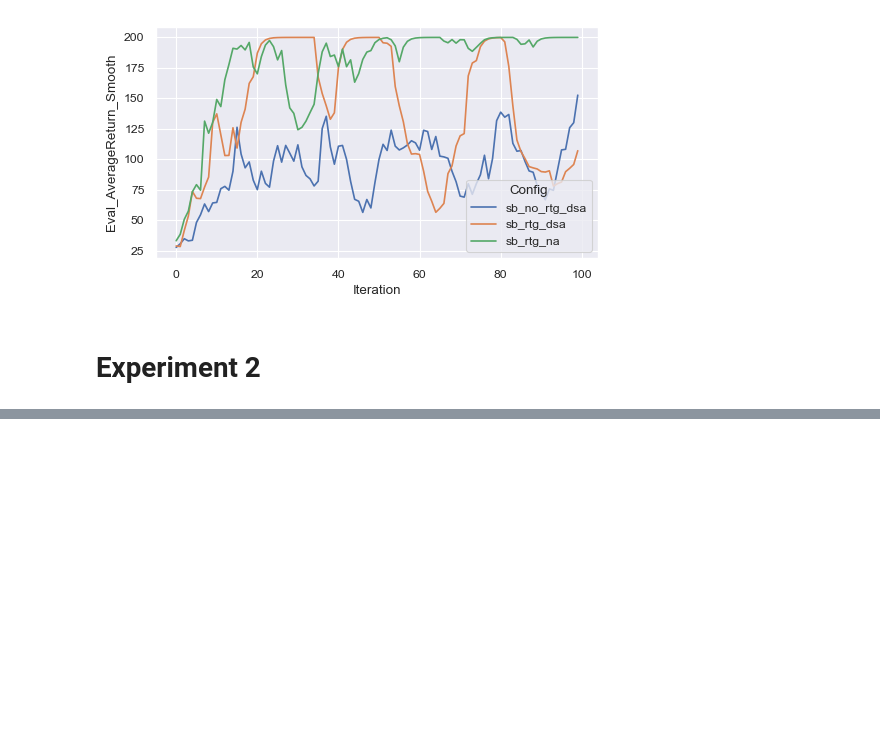
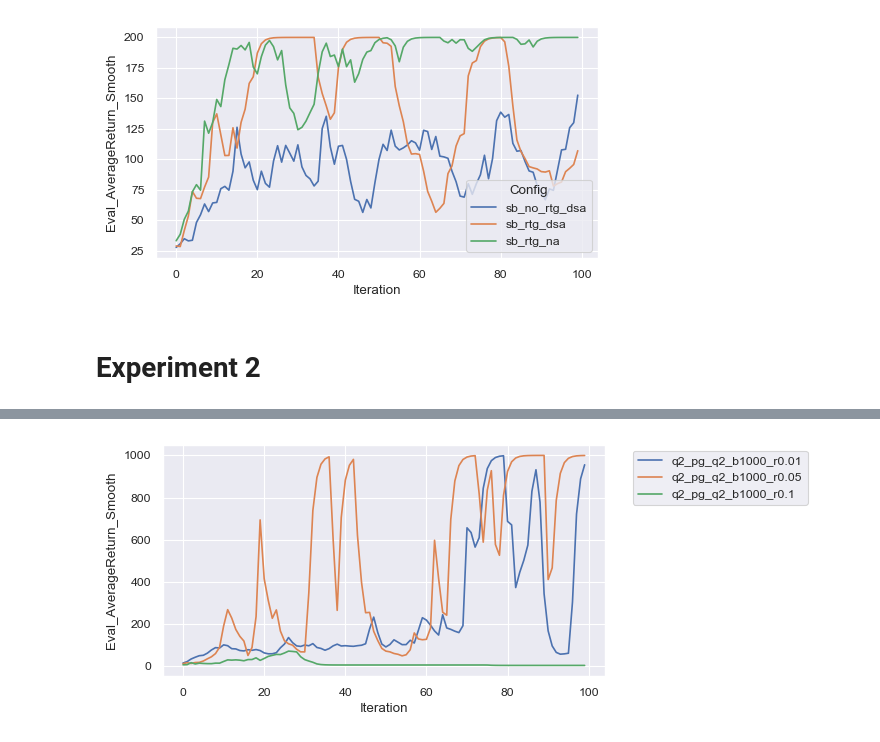
Before and after one commit to kalinplus/cs285-fa22-hw, a Jupyter notebook: hw2/DataVisualization.ipynb, the cells around one changed output, grey strips where cells are left out. Saved outputs shown, nothing was run; the diff lists cells and outputs as text; code cells hidden in the pictures; blank space fills up the shorter version.

```diff
--- a/hw2/DataVisualization.ipynb
+++ b/hw2/DataVisualization.ipynb
@@ -84,3 +89,35 @@ plt.savefig(os.path.join(export_dir, 'q1_sb.png'),dpi=200, bbox_inches='tight')
 [figure]
 # %% [markdown]
 # Experiment 2
+# %%
+def read_q2_data() -> pd.DataFrame():
+    '''
+    Return all data with all batch size and all learning rate
+    '''
+    full_data = pd.DataFrame()
+
+    for folder in os.listdir('data'):
+        split = folder.split('_')
+        if 'InvertedPendulum-v4' in split:
+            config_list = split[split.index('q2'):split.index('InvertedPendulum-v4')]
+            config = '_'.join(config_list)
+
+            logdir = os.path.join('data', folder, 'events*')
+            eventfile = glob.glob(logdir)[0]
+
+            X, Y, Z = get_section_results(eventfile)
+
+            data = pd.DataFrame({
+                'Iteration': range(len(X)),
+                'Config': np.repeat(config, len(X)),
+                'Train_EnvstepsSoFar': X,
+                'Eval_AverageReturn': Y,
+                # 'Eval_StdReturn': Z
+            })
+            data['Eval_AverageReturn_Smooth'] = data['Eval_AverageReturn'].ewm(alpha=0.6).mean()
+            full_data = pd.concat([full_data, data], axis=0, ignore_index=True)
+
+    return full_data
+
+data_q2 = read_q2_data()
+data_q2
@@ -86,0 +138,10 @@ plt.savefig(os.path.join(export_dir, 'q1_sb.png'),dpi=200, bbox_inches='tight')
+# %%
+plt.figure(figsize=figsize)
+
+df_b1000 = data_q2[data_q2.Config.str.contains('b1000')]
+
+sns.lineplot(data=df_b1000, x='Iteration', y='Eval_AverageReturn_Smooth', hue='Config')
+plt.legend(bbox_to_anchor=(1.05, 1), loc='upper left')
+plt.savefig(os.path.join(export_dir, 'q2_a1.png'), bbox_inches='tight')
+# %% [output]
+[figure, added]
```
Also changed, not shown: parts of 6 cells of this notebook, 16 other files.
